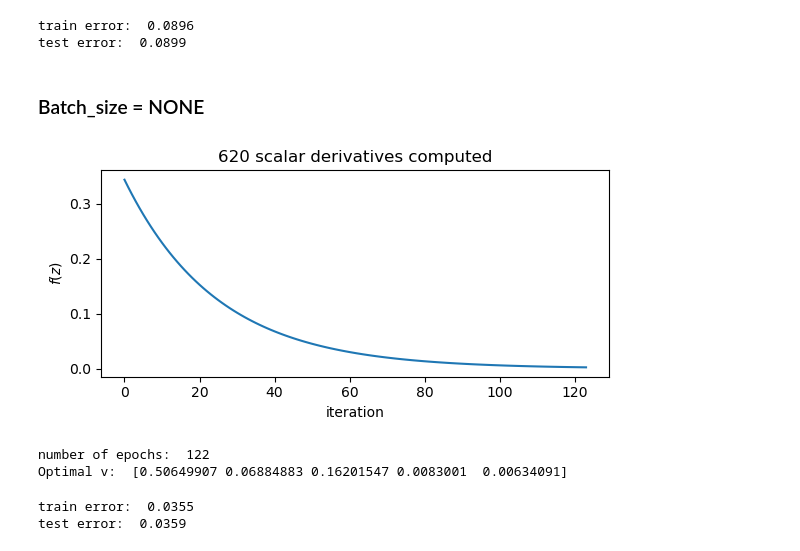
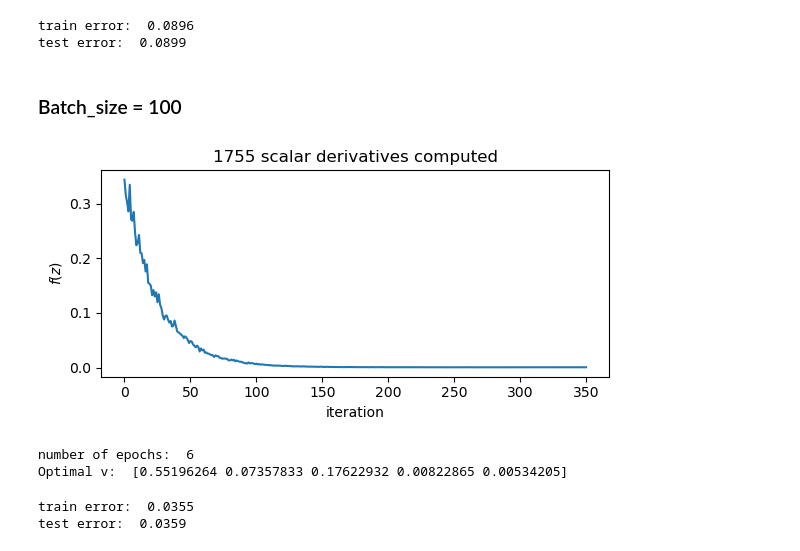
Before and after one commit to detroitnatif/CS371, a Jupyter notebook: hw3/homework03.ipynb, the cells around one changed output. Saved outputs shown, nothing was run; the diff lists cells and outputs as text; code cells hidden in the pictures.

```diff
--- a/hw3/homework03.ipynb
+++ b/hw3/homework03.ipynb
@@ -235,15 +235,15 @@ print('test error: ', test_error)
 train error:  0.0896
 test error:  0.0899
 # %% [markdown]
-### Batch_size = NONE
+### Batch_size = 100
 # %%
 v_initial = anp.zeros(5)
 
-fz, optimal_v, epochs = sgd(risk, v_initial, alpha=1.e-2, min_step=1.e-3, x=x_tr, y=y_tr, batch_size=None)
+fz_b100, optimal_v_b100, epochs_b100 = sgd(risk, v_initial, alpha=1.e-2, min_step=1.e-3, x=x_tr, y=y_tr, batch_size=100, max_epochs=5000)
 
 print("number of epochs: ", epochs)
 print("Optimal v: ", optimal_v)
 # %% [output]
-[figure, old version]
+[figure, new version]
-number of epochs:  122
-Optimal v:  [0.50649907 0.06884883 0.16201547 0.0083001  0.00634091]
+number of epochs:  6
+Optimal v:  [0.55196264 0.07357833 0.17622932 0.00822865 0.00534205]
```
Also changed, not shown: parts of 3 cells of this notebook.
